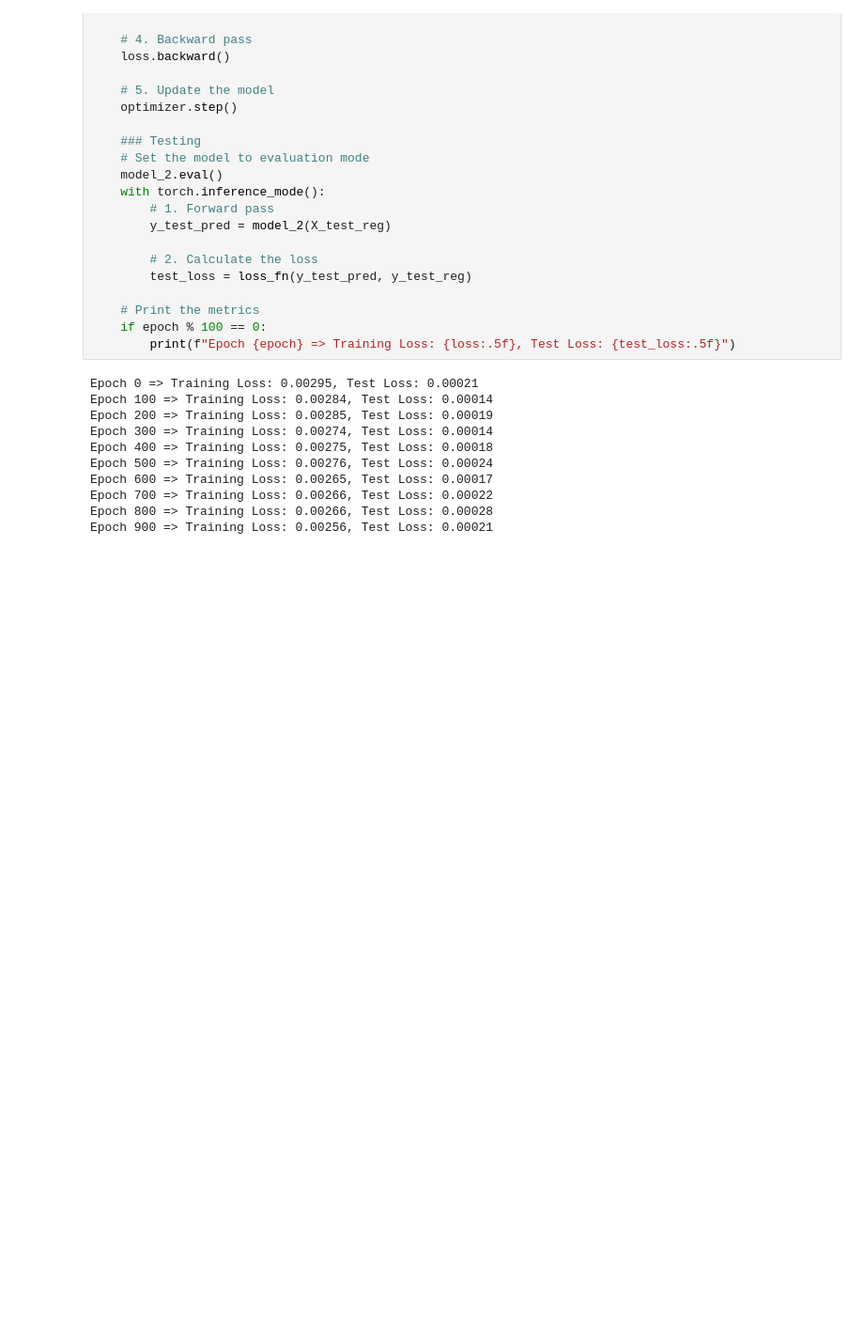
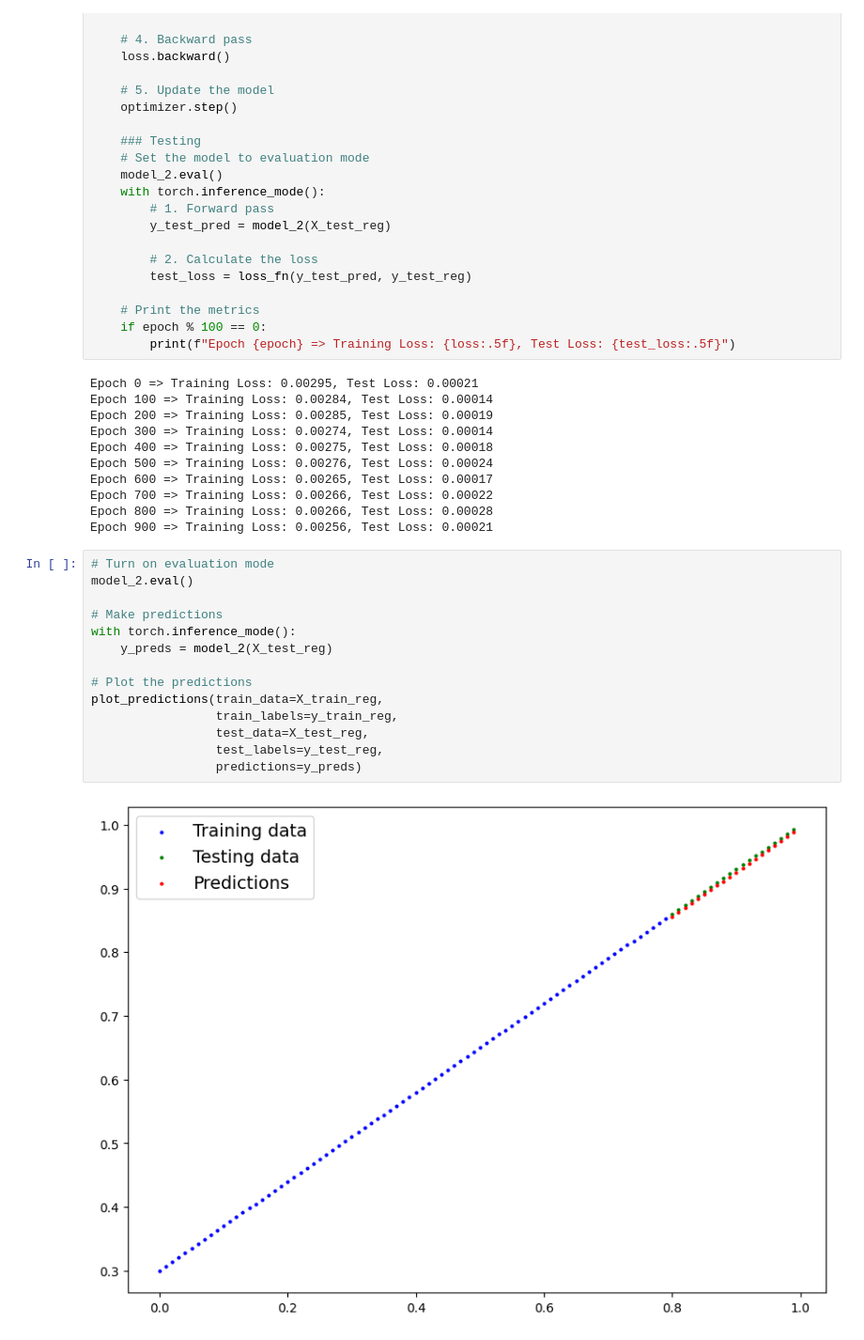
Before and after one commit to OkanHollanderDM/DeepLearning_PyTorch, a Jupyter notebook: 02_neural_network_classification_with_pytorch.ipynb, the cells around one changed output. Shown at 94% size. Saved outputs shown, nothing was run; the diff lists cells and outputs as text; blank space fills up the shorter version.

Commit message:
Evaluating our model predictions on straight line data

```diff
--- a/02_neural_network_classification_with_pytorch.ipynb
+++ b/02_neural_network_classification_with_pytorch.ipynb
@@ -680,3 +680,19 @@ Epoch 600 => Training Loss: 0.00265, Test Loss: 0.00017
 Epoch 700 => Training Loss: 0.00266, Test Loss: 0.00022
 Epoch 800 => Training Loss: 0.00266, Test Loss: 0.00028
 Epoch 900 => Training Loss: 0.00256, Test Loss: 0.00021
+# %%
+# Turn on evaluation mode
+model_2.eval()
+
+# Make predictions
+with torch.inference_mode():
+    y_preds = model_2(X_test_reg)
+
+# Plot the predictions
+plot_predictions(train_data=X_train_reg,
+                 train_labels=y_train_reg,
+                 test_data=X_test_reg,
+                 test_labels=y_test_reg,
+                 predictions=y_preds)
+# %% [output]
+[figure, added]
```
